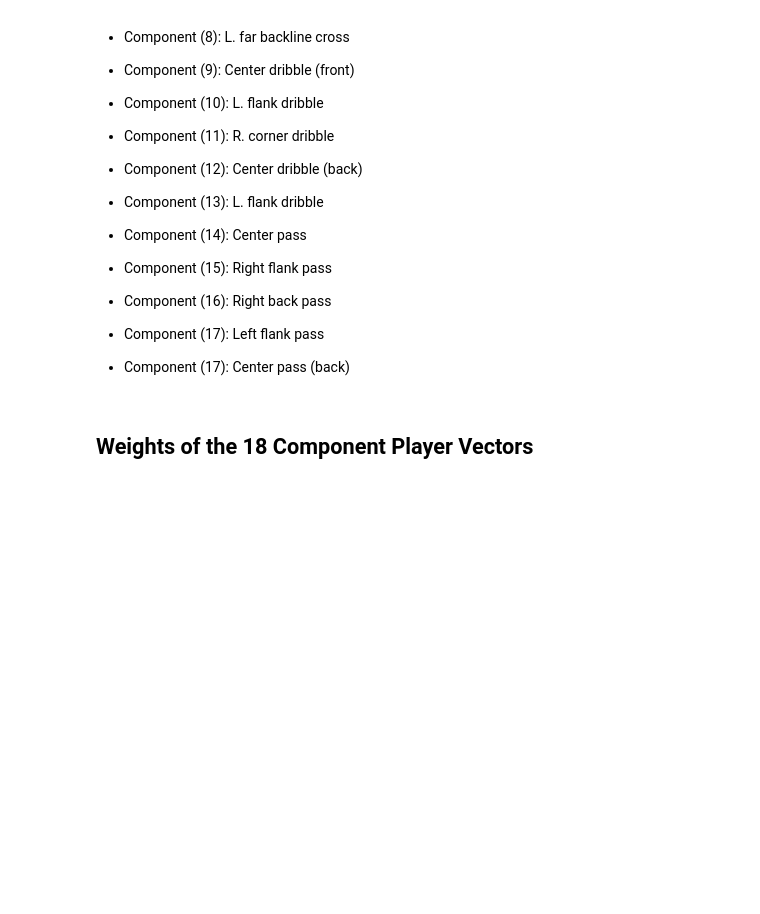
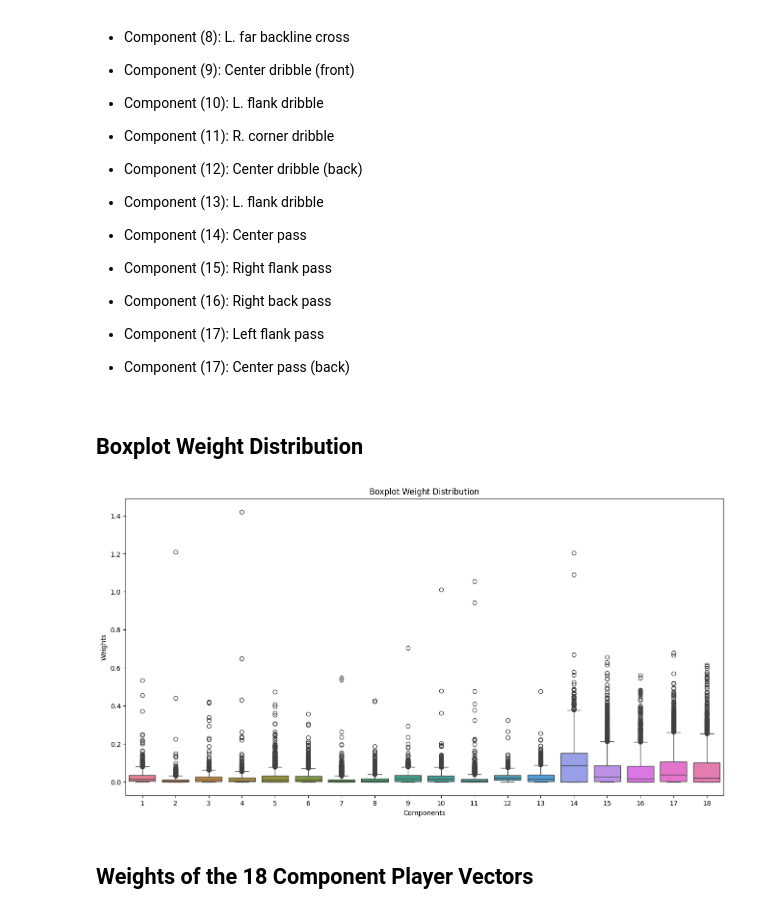
Before and after one commit to raphaelsenn/playervectors, a Jupyter notebook: demo_playervectors.ipynb, the cells around one changed output. Saved outputs shown, nothing was run; the diff lists cells and outputs as text; code cells hidden in the pictures; blank space fills up the shorter version.

```diff
--- a/demo_playervectors.ipynb
+++ b/demo_playervectors.ipynb
@@ -227,6 +227,20 @@ plt.show()
 * Component (17): Left flank pass
 
 * Component (17): Center pass (back)
+# %% [markdown]
+## Boxplot Weight Distribution
+# %%
+weights = [player_vector for id, player_vector in PVs.player_vectors.items() if len(player_vector) == 18 and id in playersID_to_name]
+data = pd.DataFrame(weights, columns=[n for n in range(1, 19)])
+
+plt.figure(figsize=(16, 8))
+plt.title('Boxplot Weight Distribution')
+sns.boxplot(data=data)
+plt.xlabel('Components')
+plt.ylabel('Weights')
+plt.show()
+# %% [output]
+[figure, added]
 # %% [markdown]
 ## Weights of the 18 Component Player Vectors
 # %%
```
Also changed, not shown: parts of 1 cell of this notebook.
